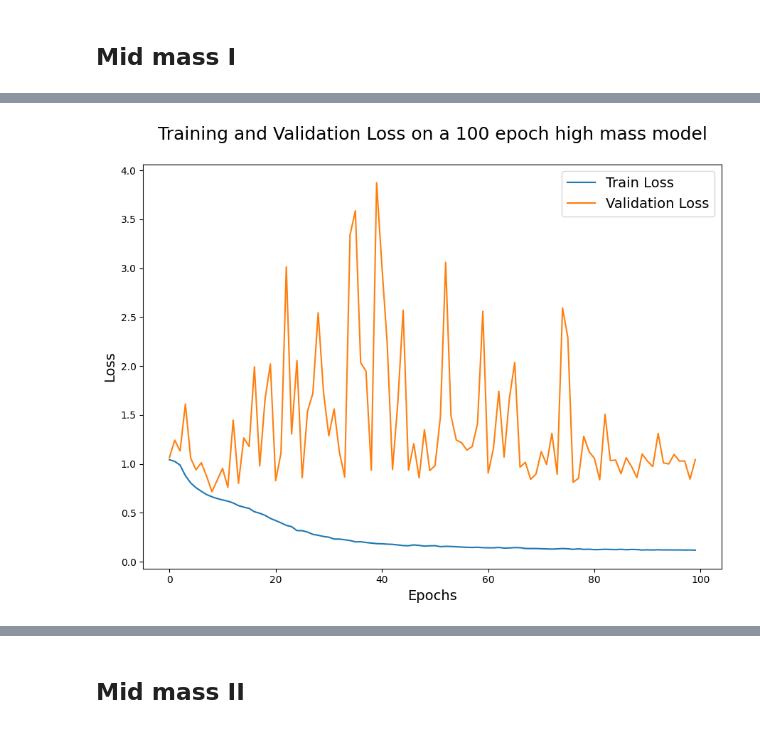
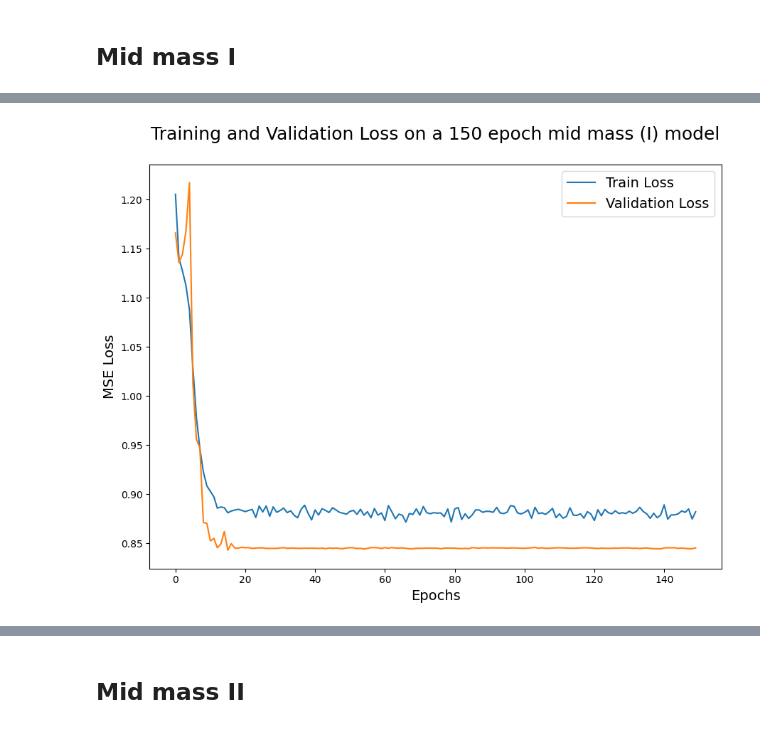
Before and after one commit to gaiavolpi/Thesis, a Jupyter notebook: 4_regression.ipynb, the cells around one changed output, grey strips where cells are left out. Saved outputs shown, nothing was run; the diff lists cells and outputs as text; code cells hidden in the pictures.

```diff
--- a/4_regression.ipynb
+++ b/4_regression.ipynb
@@ -217,24 +393,24 @@ Epoch 100/100
 # %%
 logger = pd.read_csv(logger_path)
 train_loss = logger['loss'].values
 val_loss = logger['val_loss'].values
 
 plt.figure(figsize=(9,7))
 plt.plot(train_loss, label='Train Loss')
 plt.plot(val_loss, label='Validation Loss')
 
 plt.xlabel('Epochs', fontsize=14)
-plt.ylabel('Loss', fontsize=14)
+plt.ylabel('MSE Loss', fontsize=14)
 
-plt.title('Training and Validation Loss on a 100 epoch high mass model',
+plt.title('Training and Validation Loss on a 150 epoch mid mass (I) model',
           fontsize=18, pad=25)
 
 plt.legend(fontsize=14, loc='best')
 
 plt.tight_layout()
 plt.show()
 # %% [output]
-[figure, old version]
+[figure, new version]
 # %%
 model = tf.keras.models.load_model(model_path)
 mse, rmse = model.evaluate(test_dataset)
```
Also changed, not shown: parts of 45 cells of this notebook, 14 other files.
